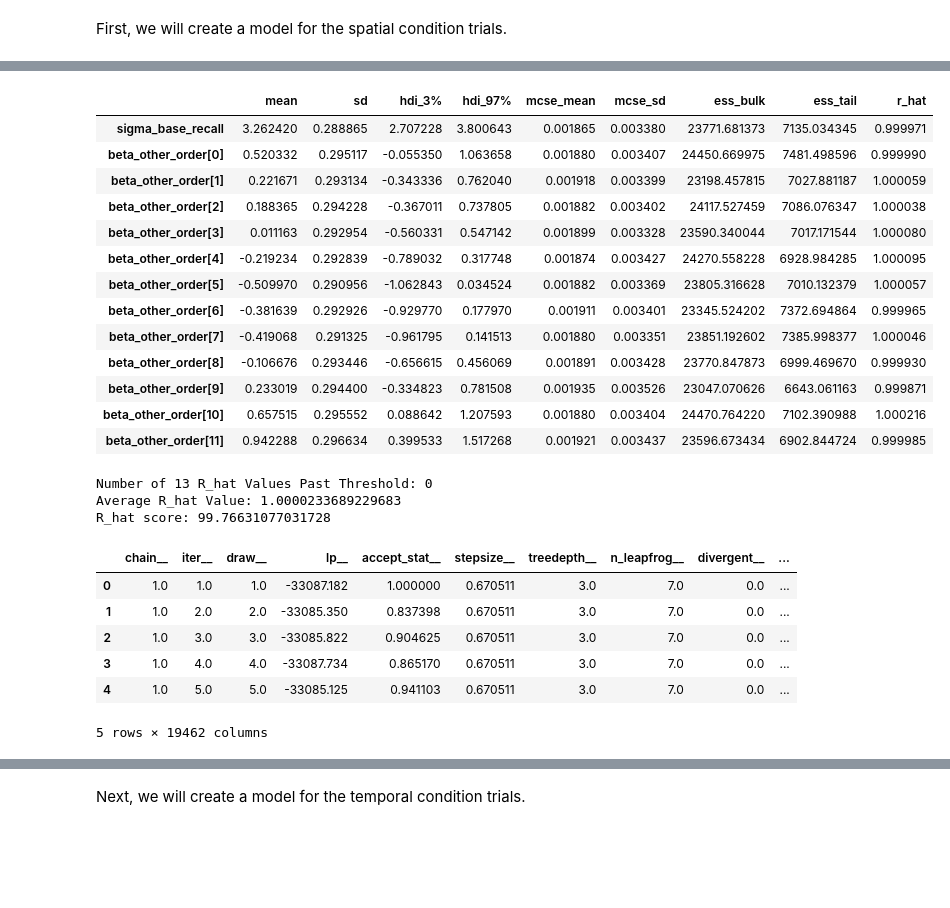
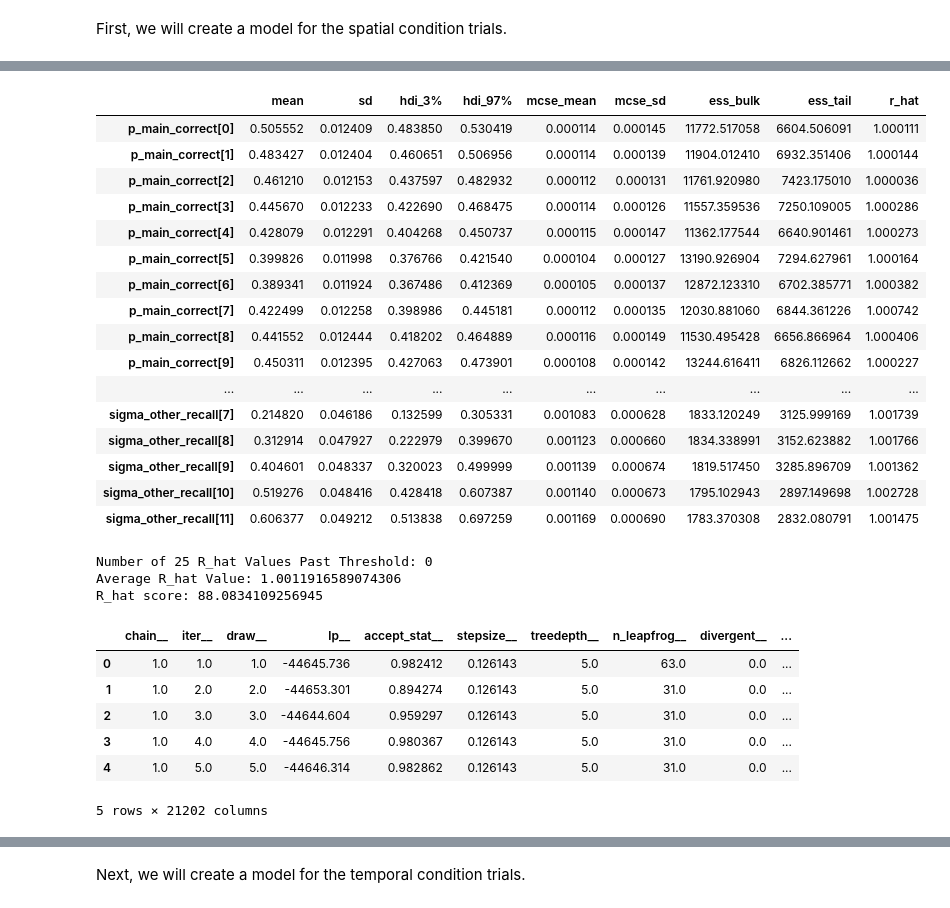
Before and after one commit to joshschnauber-rpi/Cognitive-Modeling-S26, a Jupyter notebook: project/varied_model.ipynb, the cells around one changed output, grey strips where cells are left out. Saved outputs shown, nothing was run; the diff lists cells and outputs as text; code cells hidden in the pictures; blank space fills up the shorter version.

```diff
--- a/project/varied_model.ipynb
+++ b/project/varied_model.ipynb
@@ -19,6 +19,7 @@ data = data[~np.isnan(data["Output_Rank"])]
 data["Listnum"] = data["Listnum"].astype(int)
 data["Spatial_Input_Order"] = data["Spatial_Input_Order"].astype(int)
 data["Temporal_Input_Position"] = data["Temporal_Input_Position"].astype(int)
+data["Spatial_Recall_Order"] = data["Spatial_Recall_Order"].astype(int)
 data["Length"] = data["Length"].astype(int)
 data["Serial_Pos_Encoded"] = data["Serial_Pos_Encoded"].astype(int)
 data["Output_Rank"] = data["Output_Rank"].astype(int)
@@ -31,8 +32,10 @@ spatial_data = data[data["Order_Type"] == 'Spatial']
 temporal_data = data[data["Order_Type"] == 'Temporal']
 
 # Only use a fraction of the data
-train_percent = 1.00
+train_percent = 0.10
+all_spatial_data = spatial_data.copy()
 spatial_data = spatial_data.sample(n=int(spatial_data.shape[0]*train_percent))
+all_temporal_data = temporal_data.copy()
 temporal_data = temporal_data.sample(n=int(temporal_data.shape[0]*train_percent))
 
 spatial_data_dict = {
@@ -92,53 +90,59 @@ Rank-normalized split R-hat values satisfactory for all parameters.
 Processing complete, no problems detected.
 # %%
 spatial_fit_data = az.from_cmdstanpy(spatial_fit)
-spatial_summary = az.summary(data=spatial_fit_data, var_names=["sigma_base_recall", "beta_other_order"], round_to="none")
+spatial_summary = az.summary(data=spatial_fit_data, var_names=["p_main_correct", "sigma_main_recall", "sigma_other_recall"], round_to="none")
 
 # Display sampling data
 display(spatial_summary)
+
+#_ = az.plot_trace(spatial_fit_data)
+#plt.tight_layout()
 
 # Ensure all R hat values are <=1.01
 thresh = 1.01
 num = 0
 num_past = 0
 r_hat_sum = 0
 for r_hat in spatial_summary['r_hat']:
     num += 1
     r_hat_sum += r_hat
     if r_hat > thresh:
         num_past += 1
 print("Number of", num, "R_hat Values Past Threshold:", num_past)
 
 # Display how good R_hat values are
 print("Average R_hat Value:", r_hat_sum / num)
 print("R_hat score:", (1.01 - (r_hat_sum / num)) * 10000)
 
 draws_df = spatial_fit.draws_pd()
 display(draws_df.head())
 # %% [output]
 |  | mean | sd | hdi_3% | hdi_97% | mcse_mean | mcse_sd | ess_bulk | ess_tail | r_hat |
-| sigma_base_recall | 3.262420 | 0.288865 | 2.707228 | 3.800643 | 0.001865 | 0.003380 | 23771.681373 | 7135.034345 | 0.999971 |
-| beta_other_order[0] | 0.520332 | 0.295117 | -0.055350 | 1.063658 | 0.001880 | 0.003407 | 24450.669975 | 7481.498596 | 0.999990 |
-| beta_other_order[1] | 0.221671 | 0.293134 | -0.343336 | 0.762040 | 0.001918 | 0.003399 | 23198.457815 | 7027.881187 | 1.000059 |
-| beta_other_order[2] | 0.188365 | 0.294228 | -0.367011 | 0.737805 | 0.001882 | 0.003402 | 24117.527459 | 7086.076347 | 1.000038 |
-| beta_other_order[3] | 0.011163 | 0.292954 | -0.560331 | 0.547142 | 0.001899 | 0.003328 | 23590.340044 | 7017.171544 | 1.000080 |
-| beta_other_order[4] | -0.219234 | 0.292839 | -0.789032 | 0.317748 | 0.001874 | 0.003427 | 24270.558228 | 6928.984285 | 1.000095 |
-| beta_other_order[5] | -0.509970 | 0.290956 | -1.062843 | 0.034524 | 0.001882 | 0.003369 | 23805.316628 | 7010.132379 | 1.000057 |
-| beta_other_order[6] | -0.381639 | 0.292926 | -0.929770 | 0.177970 | 0.001911 | 0.003401 | 23345.524202 | 7372.694864 | 0.999965 |
-| beta_other_order[7] | -0.419068 | 0.291325 | -0.961795 | 0.141513 | 0.001880 | 0.003351 | 23851.192602 | 7385.998377 | 1.000046 |
-| beta_other_order[8] | -0.106676 | 0.293446 | -0.656615 | 0.456069 | 0.001891 | 0.003428 | 23770.847873 | 6999.469670 | 0.999930 |
-| beta_other_order[9] | 0.233019 | 0.294400 | -0.334823 | 0.781508 | 0.001935 | 0.003526 | 23047.070626 | 6643.061163 | 0.999871 |
-| beta_other_order[10] | 0.657515 | 0.295552 | 0.088642 | 1.207593 | 0.001880 | 0.003404 | 24470.764220 | 7102.390988 | 1.000216 |
-| beta_other_order[11] | 0.942288 | 0.296634 | 0.399533 | 1.517268 | 0.001921 | 0.003437 | 23596.673434 | 6902.844724 | 0.999985 |
+| p_main_correct[0] | 0.505552 | 0.012409 | 0.483850 | 0.530419 | 0.000114 | 0.000145 | 11772.517058 | 6604.506091 | 1.000111 |
+| p_main_correct[1] | 0.483427 | 0.012404 | 0.460651 | 0.506956 | 0.000114 | 0.000139 | 11904.012410 | 6932.351406 | 1.000144 |
+| p_main_correct[2] | 0.461210 | 0.012153 | 0.437597 | 0.482932 | 0.000112 | 0.000131 | 11761.920980 | 7423.175010 | 1.000036 |
+| p_main_correct[3] | 0.445670 | 0.012233 | 0.422690 | 0.468475 | 0.000114 | 0.000126 | 11557.359536 | 7250.109005 | 1.000286 |
+| p_main_correct[4] | 0.428079 | 0.012291 | 0.404268 | 0.450737 | 0.000115 | 0.000147 | 11362.177544 | 6640.901461 | 1.000273 |
+| p_main_correct[5] | 0.399826 | 0.011998 | 0.376766 | 0.421540 | 0.000104 | 0.000127 | 13190.926904 | 7294.627961 | 1.000164 |
+| p_main_correct[6] | 0.389341 | 0.011924 | 0.367486 | 0.412369 | 0.000105 | 0.000137 | 12872.123310 | 6702.385771 | 1.000382 |
+| p_main_correct[7] | 0.422499 | 0.012258 | 0.398986 | 0.445181 | 0.000112 | 0.000135 | 12030.881060 | 6844.361226 | 1.000742 |
+| p_main_correct[8] | 0.441552 | 0.012444 | 0.418202 | 0.464889 | 0.000116 | 0.000149 | 11530.495428 | 6656.866964 | 1.000406 |
+| p_main_correct[9] | 0.450311 | 0.012395 | 0.427063 | 0.473901 | 0.000108 | 0.000142 | 13244.616411 | 6826.112662 | 1.000227 |
+| ... | ... | ... | ... | ... | ... | ... | ... | ... | ... |
+| sigma_other_recall[7] | 0.214820 | 0.046186 | 0.132599 | 0.305331 | 0.001083 | 0.000628 | 1833.120249 | 3125.999169 | 1.001739 |
+| sigma_other_recall[8] | 0.312914 | 0.047927 | 0.222979 | 0.399670 | 0.001123 | 0.000660 | 1834.338991 | 3152.623882 | 1.001766 |
+| sigma_other_recall[9] | 0.404601 | 0.048337 | 0.320023 | 0.499999 | 0.001139 | 0.000674 | 1819.517450 | 3285.896709 | 1.001362 |
+| sigma_other_recall[10] | 0.519276 | 0.048416 | 0.428418 | 0.607387 | 0.001140 | 0.000673 | 1795.102943 | 2897.149698 | 1.002728 |
+| sigma_other_recall[11] | 0.606377 | 0.049212 | 0.513838 | 0.697259 | 0.001169 | 0.000690 | 1783.370308 | 2832.080791 | 1.001475 |
-Number of 13 R_hat Values Past Threshold: 0
-Average R_hat Value: 1.0000233689229683
-R_hat score: 99.76631077031728
+Number of 25 R_hat Values Past Threshold: 0
+Average R_hat Value: 1.0011916589074306
+R_hat score: 88.0834109256945
 |  | chain__ | iter__ | draw__ | lp__ | accept_stat__ | stepsize__ | treedepth__ | n_leapfrog__ | divergent__ | ... |
-| 0 | 1.0 | 1.0 | 1.0 | -33087.182 | 1.000000 | 0.670511 | 3.0 | 7.0 | 0.0 | ... |
-| 1 | 1.0 | 2.0 | 2.0 | -33085.350 | 0.837398 | 0.670511 | 3.0 | 7.0 | 0.0 | ... |
-| 2 | 1.0 | 3.0 | 3.0 | -33085.822 | 0.904625 | 0.670511 | 3.0 | 7.0 | 0.0 | ... |
-| 3 | 1.0 | 4.0 | 4.0 | -33087.734 | 0.865170 | 0.670511 | 3.0 | 7.0 | 0.0 | ... |
-| 4 | 1.0 | 5.0 | 5.0 | -33085.125 | 0.941103 | 0.670511 | 3.0 | 7.0 | 0.0 | ... |
+| 0 | 1.0 | 1.0 | 1.0 | -44645.736 | 0.982412 | 0.126143 | 5.0 | 63.0 | 0.0 | ... |
+| 1 | 1.0 | 2.0 | 2.0 | -44653.301 | 0.894274 | 0.126143 | 5.0 | 31.0 | 0.0 | ... |
+| 2 | 1.0 | 3.0 | 3.0 | -44644.604 | 0.959297 | 0.126143 | 5.0 | 31.0 | 0.0 | ... |
+| 3 | 1.0 | 4.0 | 4.0 | -44645.756 | 0.980367 | 0.126143 | 5.0 | 31.0 | 0.0 | ... |
+| 4 | 1.0 | 5.0 | 5.0 | -44646.314 | 0.982862 | 0.126143 | 5.0 | 31.0 | 0.0 | ... |
-5 rows × 19462 columns
+5 rows × 21202 columns
 # %%
 # Check that the spatial model has the same accuracy as the true results
```
Also changed, not shown: parts of 7 cells of this notebook, 1 other file.
